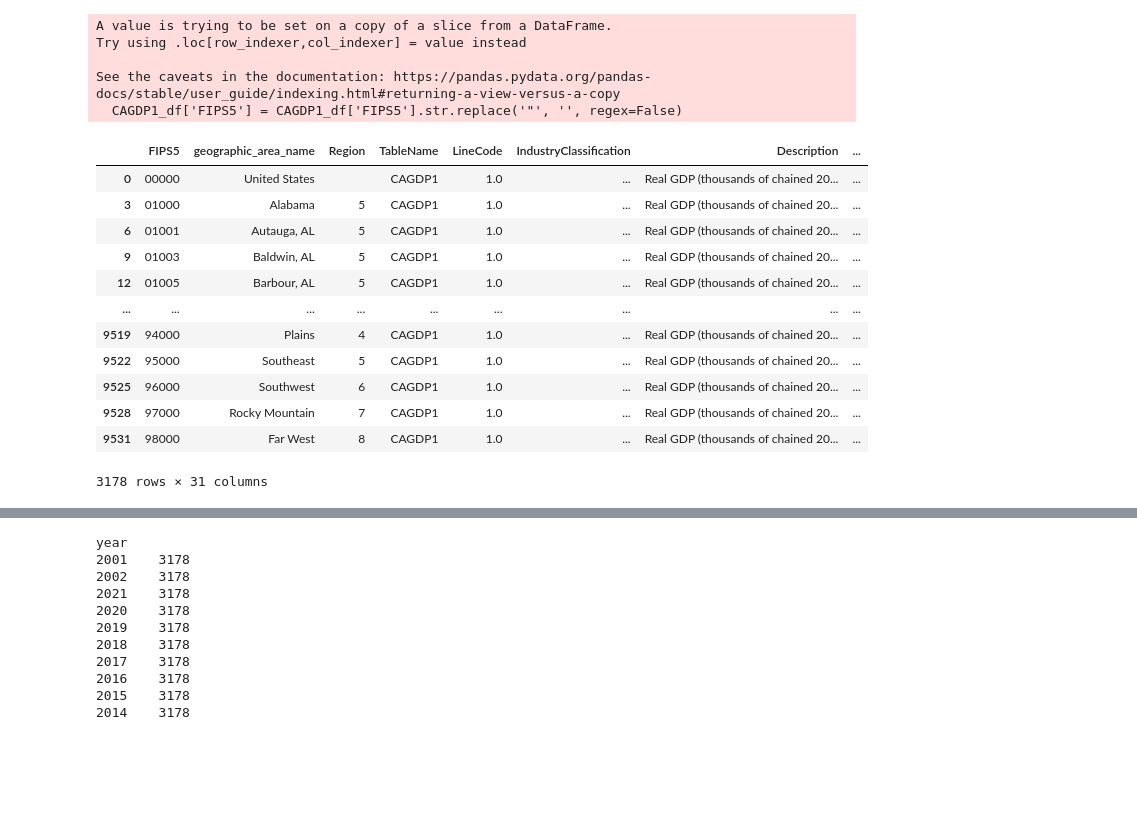
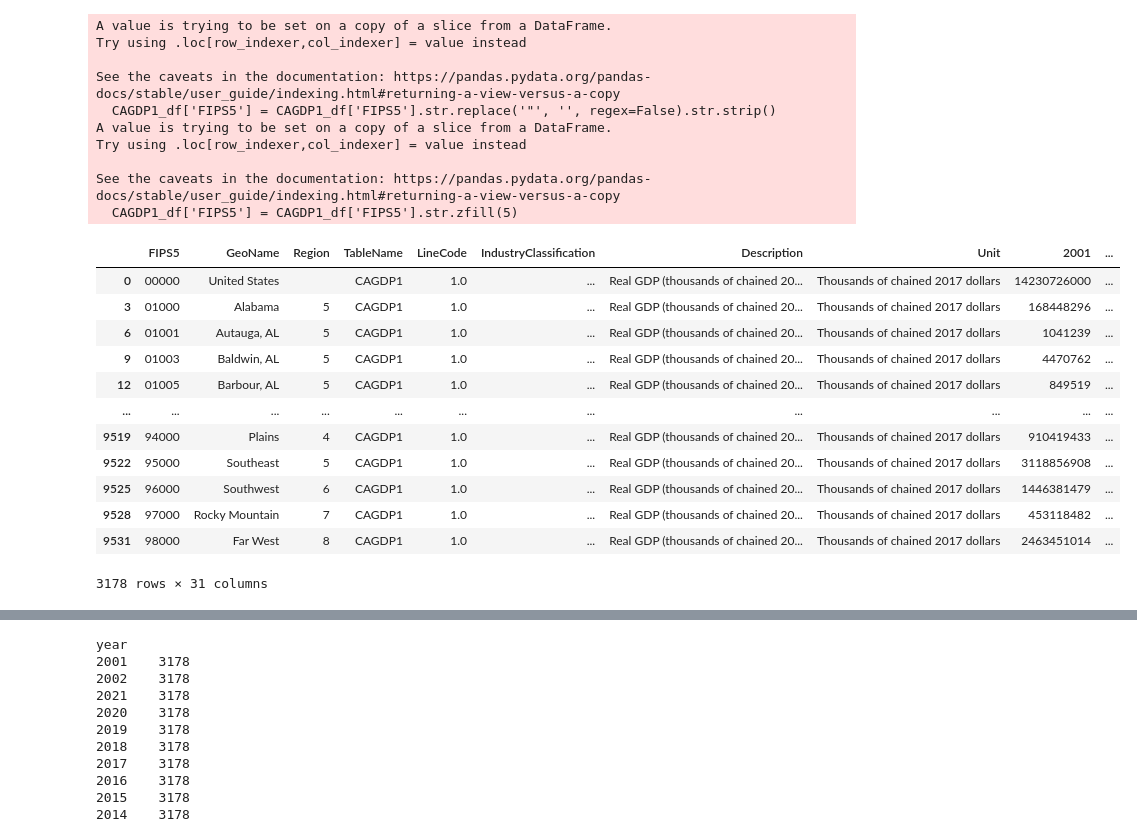
Before and after one commit to koacow/glob-s-RA, a Jupyter notebook: patents/county_panel/process_bea.ipynb, the cells around one changed output, grey strips where cells are left out. Cells and saved outputs as stored; diff of their text form; code cells hidden in the pictures; blank space fills up the shorter version.

```diff
--- a/patents/county_panel/process_bea.ipynb
+++ b/patents/county_panel/process_bea.ipynb
@@ -12,7 +12,6 @@ with open(CAGDP1, 'rb') as file:
 CAGDP1_df = pd.read_csv(CAGDP1, dtype={'GeoFIPS': str}, encoding=CAGDP1_encoding, na_values=['(NA)', '(N/A)'])
 CAGDP1_df = CAGDP1_df.rename(columns={
     "GeoFIPS": "FIPS5",
-    "GeoName": "geographic_area_name"
 })
 CAGDP1_df = CAGDP1_df[:-4]
 CAGDP1_df
@@ -50,26 +49,32 @@ CAGDP1_df
 3178 rows × 31 columns
 # %%
-# 1.3 Remove the quotes from the FIPS5 column
-CAGDP1_df['FIPS5'] = CAGDP1_df['FIPS5'].str.replace('"', '', regex=False)
+# 1.3 Remove the quotes from the FIPS5 column and ensure it is a string with 5 digits
+CAGDP1_df['FIPS5'] = CAGDP1_df['FIPS5'].str.replace('"', '', regex=False).str.strip()
+CAGDP1_df['FIPS5'] = CAGDP1_df['FIPS5'].str.zfill(5)
 CAGDP1_df
 # %% [output]
 A value is trying to be set on a copy of a slice from a DataFrame.
 Try using .loc[row_indexer,col_indexer] = value instead
 
 See the caveats in the documentation: https://pandas.pydata.org/pandas-docs/stable/user_guide/indexing.html#returning-a-view-versus-a-copy
-  CAGDP1_df['FIPS5'] = CAGDP1_df['FIPS5'].str.replace('"', '', regex=False)
+  CAGDP1_df['FIPS5'] = CAGDP1_df['FIPS5'].str.replace('"', '', regex=False).str.strip()
+A value is trying to be set on a copy of a slice from a DataFrame.
+Try using .loc[row_indexer,col_indexer] = value instead
+
+See the caveats in the documentation: https://pandas.pydata.org/pandas-docs/stable/user_guide/indexing.html#returning-a-view-versus-a-copy
+  CAGDP1_df['FIPS5'] = CAGDP1_df['FIPS5'].str.zfill(5)
-|  | FIPS5 | geographic_area_name | Region | TableName | LineCode | IndustryClassification | Description | ... |
-| 0 | 00000 | United States |  | CAGDP1 | 1.0 | ... | Real GDP (thousands of chained 20... | ... |
-| 3 | 01000 | Alabama | 5 | CAGDP1 | 1.0 | ... | Real GDP (thousands of chained 20... | ... |
-| 6 | 01001 | Autauga, AL | 5 | CAGDP1 | 1.0 | ... | Real GDP (thousands of chained 20... | ... |
-| 9 | 01003 | Baldwin, AL | 5 | CAGDP1 | 1.0 | ... | Real GDP (thousands of chained 20... | ... |
-| 12 | 01005 | Barbour, AL | 5 | CAGDP1 | 1.0 | ... | Real GDP (thousands of chained 20... | ... |
-| ... | ... | ... | ... | ... | ... | ... | ... | ... |
-| 9519 | 94000 | Plains | 4 | CAGDP1 | 1.0 | ... | Real GDP (thousands of chained 20... | ... |
-| 9522 | 95000 | Southeast | 5 | CAGDP1 | 1.0 | ... | Real GDP (thousands of chained 20... | ... |
-| 9525 | 96000 | Southwest | 6 | CAGDP1 | 1.0 | ... | Real GDP (thousands of chained 20... | ... |
-| 9528 | 97000 | Rocky Mountain | 7 | CAGDP1 | 1.0 | ... | Real GDP (thousands of chained 20... | ... |
-| 9531 | 98000 | Far West | 8 | CAGDP1 | 1.0 | ... | Real GDP (thousands of chained 20... | ... |
+|  | FIPS5 | GeoName | Region | TableName | LineCode | IndustryClassification | Description | Unit | 2001 | ... |
+| 0 | 00000 | United States |  | CAGDP1 | 1.0 | ... | Real GDP (thousands of chained 20... | Thousands of chained 2017 dollars | 14230726000 | ... |
+| 3 | 01000 | Alabama | 5 | CAGDP1 | 1.0 | ... | Real GDP (thousands of chained 20... | Thousands of chained 2017 dollars | 168448296 | ... |
+| 6 | 01001 | Autauga, AL | 5 | CAGDP1 | 1.0 | ... | Real GDP (thousands of chained 20... | Thousands of chained 2017 dollars | 1041239 | ... |
+| 9 | 01003 | Baldwin, AL | 5 | CAGDP1 | 1.0 | ... | Real GDP (thousands of chained 20... | Thousands of chained 2017 dollars | 4470762 | ... |
+| 12 | 01005 | Barbour, AL | 5 | CAGDP1 | 1.0 | ... | Real GDP (thousands of chained 20... | Thousands of chained 2017 dollars | 849519 | ... |
+| ... | ... | ... | ... | ... | ... | ... | ... | ... | ... | ... |
+| 9519 | 94000 | Plains | 4 | CAGDP1 | 1.0 | ... | Real GDP (thousands of chained 20... | Thousands of chained 2017 dollars | 910419433 | ... |
+| 9522 | 95000 | Southeast | 5 | CAGDP1 | 1.0 | ... | Real GDP (thousands of chained 20... | Thousands of chained 2017 dollars | 3118856908 | ... |
+| 9525 | 96000 | Southwest | 6 | CAGDP1 | 1.0 | ... | Real GDP (thousands of chained 20... | Thousands of chained 2017 dollars | 1446381479 | ... |
+| 9528 | 97000 | Rocky Mountain | 7 | CAGDP1 | 1.0 | ... | Real GDP (thousands of chained 20... | Thousands of chained 2017 dollars | 453118482 | ... |
+| 9531 | 98000 | Far West | 8 | CAGDP1 | 1.0 | ... | Real GDP (thousands of chained 20... | Thousands of chained 2017 dollars | 2463451014 | ... |
 3178 rows × 31 columns
 # %%
 # 1.4 Drop the irrelevant columns
```
Also changed, not shown: parts of 13 cells of this notebook, 4 other files.
